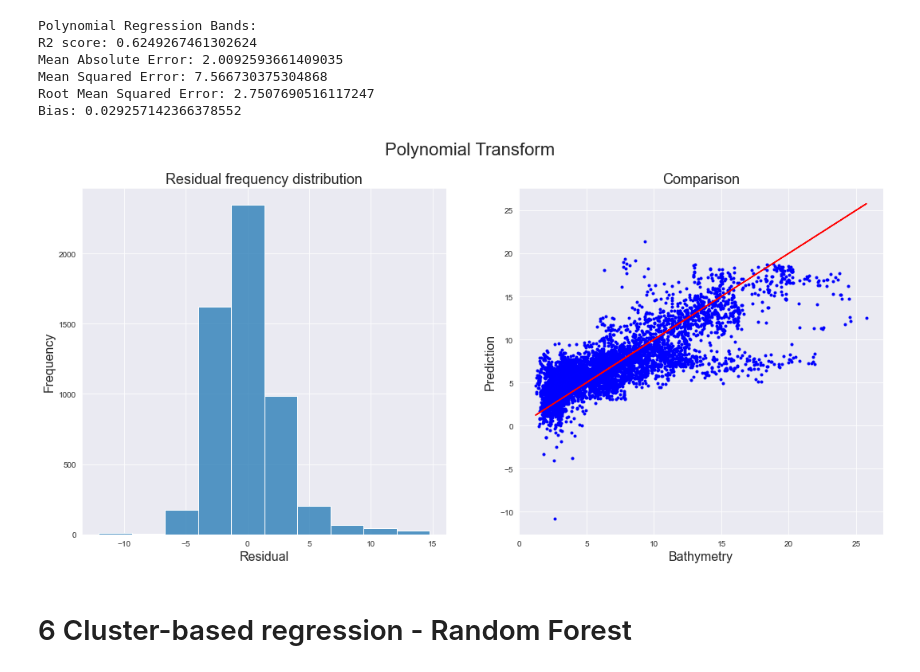
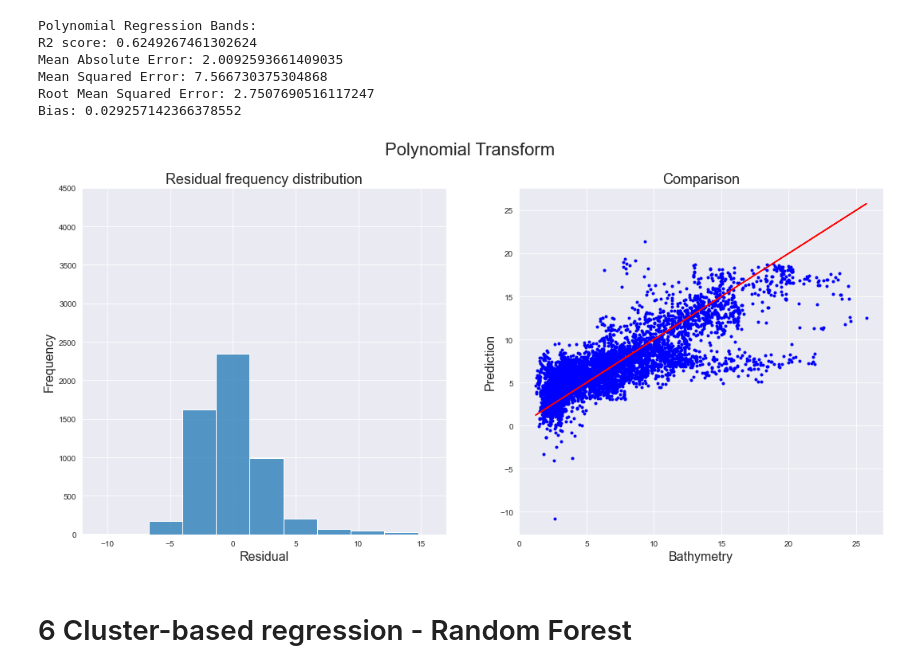
Before and after one commit to Ocean-Technologies/satellite_bathymetry, a Jupyter notebook: new_validations/all_models_charts.ipynb, the cells around one changed output. Cells and saved outputs as stored; diff of their text form; code cells hidden in the pictures.

```diff
--- a/new_validations/all_models_charts.ipynb
+++ b/new_validations/all_models_charts.ipynb
@@ -17,6 +17,8 @@ from sklearn.linear_model import LinearRegression
 from sklearn.neural_network import MLPRegressor
 from xgboost import XGBRegressor
 from sklearn.cluster import KMeans
+# %%
+sns.set_style('darkgrid')
 # %%
 path = './generated/dataset_dataframe.pkl.z'
 df = jb.load(path)
@@ -245,17 +257,19 @@ Bias: 0.029257142366378552
 # %%
 fig,axs = plt.subplots(ncols=2,figsize=(18,8))
 fig.suptitle('Polynomial Transform',fontsize=22)
 axs[0].set_title('Residual frequency distribution',fontsize=18)
 axs[0].set_xlabel('Residual',fontsize=16)
 axs[0].set_ylabel('Frequency',fontsize=16)
+axs[0].set_xlim((-12, 17))
+axs[0].set_ylim((0, 4500))
 axs[1].set_title('Comparison',fontsize=18)
 axs[1].set_xlabel('Bathymetry',fontsize=16)
 axs[1].set_ylabel('Prediction',fontsize=16)
 sns.histplot(y_val-p_lr_poly, bins=10,ax=axs[0])
 axs[1].plot(y_val,p_lr_poly,'b.',y_val,y_val,'r')
 plt.savefig('generated/charts/PT.jpg')
 # %% [output]
-[figure, old version]
+[figure, new version]
 # %% [markdown]
 # 6 Cluster-based regression - Random Forest
 # %%
```
Also changed, not shown: parts of 13 cells of this notebook.
